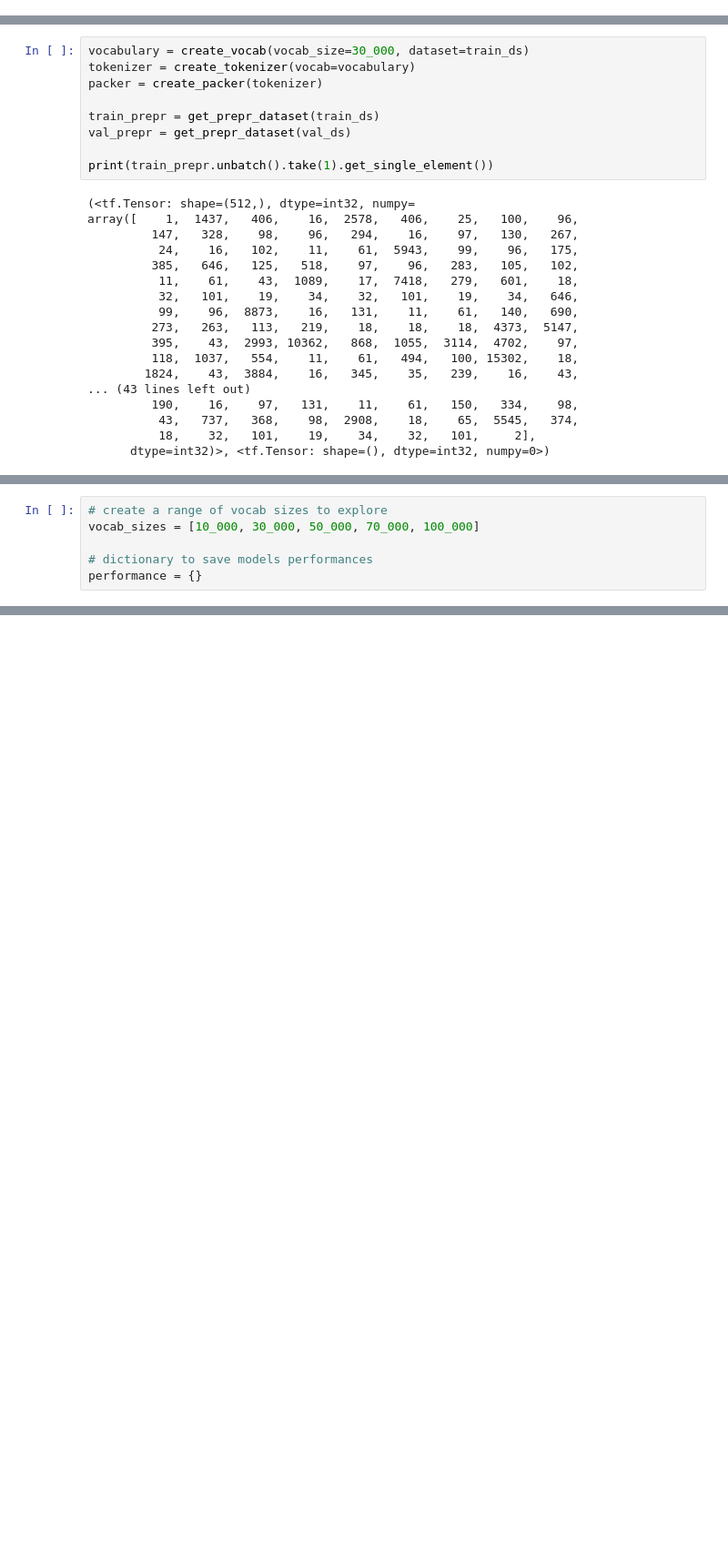
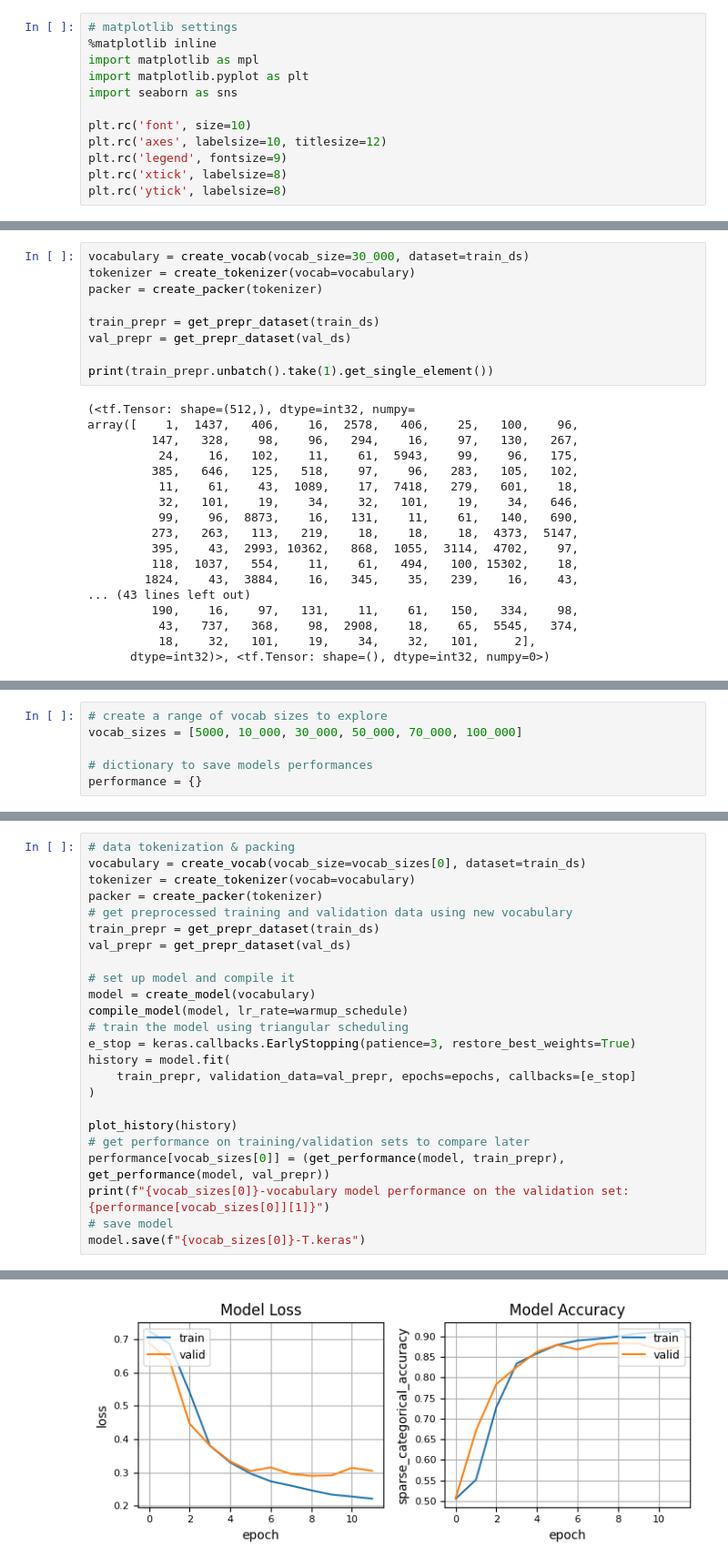
Before and after one commit to OMarchevska/NLP, a Jupyter notebook: Tiny_transformer_Custom_imdb_vocab.ipynb, the cells around one changed output, grey strips where cells are left out. Shown: that part at 91% size. Saved outputs shown, nothing was run; the diff lists cells and outputs as text; blank space fills up the shorter version.

Commit message:
Experiment with different vocabulary size.

```diff
--- a/Tiny_transformer_Custom_imdb_vocab.ipynb
+++ b/Tiny_transformer_Custom_imdb_vocab.ipynb
@@ -19,3 +24,15 @@ tf.config.list_physical_devices()
 # %% [output]
 [PhysicalDevice(name='/physical_device:CPU:0', device_type='CPU'),
  PhysicalDevice(name='/physical_device:GPU:0', device_type='GPU')]
+# %%
+# matplotlib settings
+%matplotlib inline
+import matplotlib as mpl
+import matplotlib.pyplot as plt
+import seaborn as sns
+
+plt.rc('font', size=10)
+plt.rc('axes', labelsize=10, titlesize=12)
+plt.rc('legend', fontsize=9)
+plt.rc('xtick', labelsize=8)
+plt.rc('ytick', labelsize=8)
@@ -274,6 +364,6 @@ model.evaluate(imdb_test_prepr)
 # %%
 # create a range of vocab sizes to explore
-vocab_sizes = [10_000, 30_000, 50_000, 70_000, 100_000]
+vocab_sizes = [5000, 10_000, 30_000, 50_000, 70_000, 100_000]
 
 # dictionary to save models performances
 performance = {}
@@ -279,0 +372,25 @@ performance = {}
+# %%
+# data tokenization & packing
+vocabulary = create_vocab(vocab_size=vocab_sizes[0], dataset=train_ds)
+tokenizer = create_tokenizer(vocab=vocabulary)
+packer = create_packer(tokenizer)
+# get preprocessed training and validation data using new vocabulary
+train_prepr = get_prepr_dataset(train_ds)
+val_prepr = get_prepr_dataset(val_ds)
+
+# set up model and compile it
+model = create_model(vocabulary)
+compile_model(model, lr_rate=warmup_schedule)
+# train the model using triangular scheduling
+e_stop = keras.callbacks.EarlyStopping(patience=3, restore_best_weights=True)
+history = model.fit(
+    train_prepr, validation_data=val_prepr, epochs=epochs, callbacks=[e_stop]
+)
+
+plot_history(history)
+# get performance on training/validation sets to compare later
+performance[vocab_sizes[0]] = (get_performance(model, train_prepr), get_performance(model, val_prepr))
+print(f"{vocab_sizes[0]}-vocabulary model performance on the validation set: {performance[vocab_sizes[0]][1]}")
+# save model
+model.save(f"{vocab_sizes[0]}-T.keras")
+# %% [output]
@@ -279,0 +414 @@ performance = {}
+[figure, added]
```
Also changed, not shown: parts of 28 cells of this notebook.
